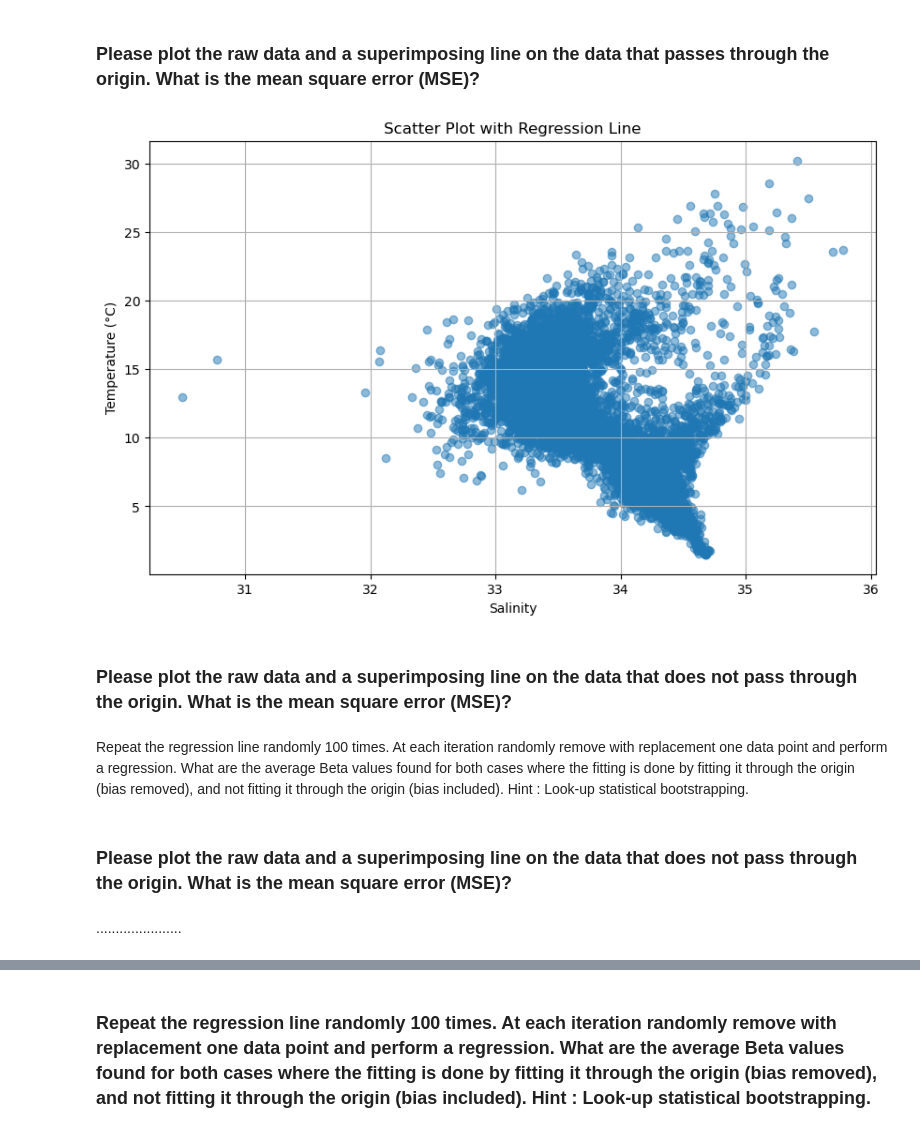
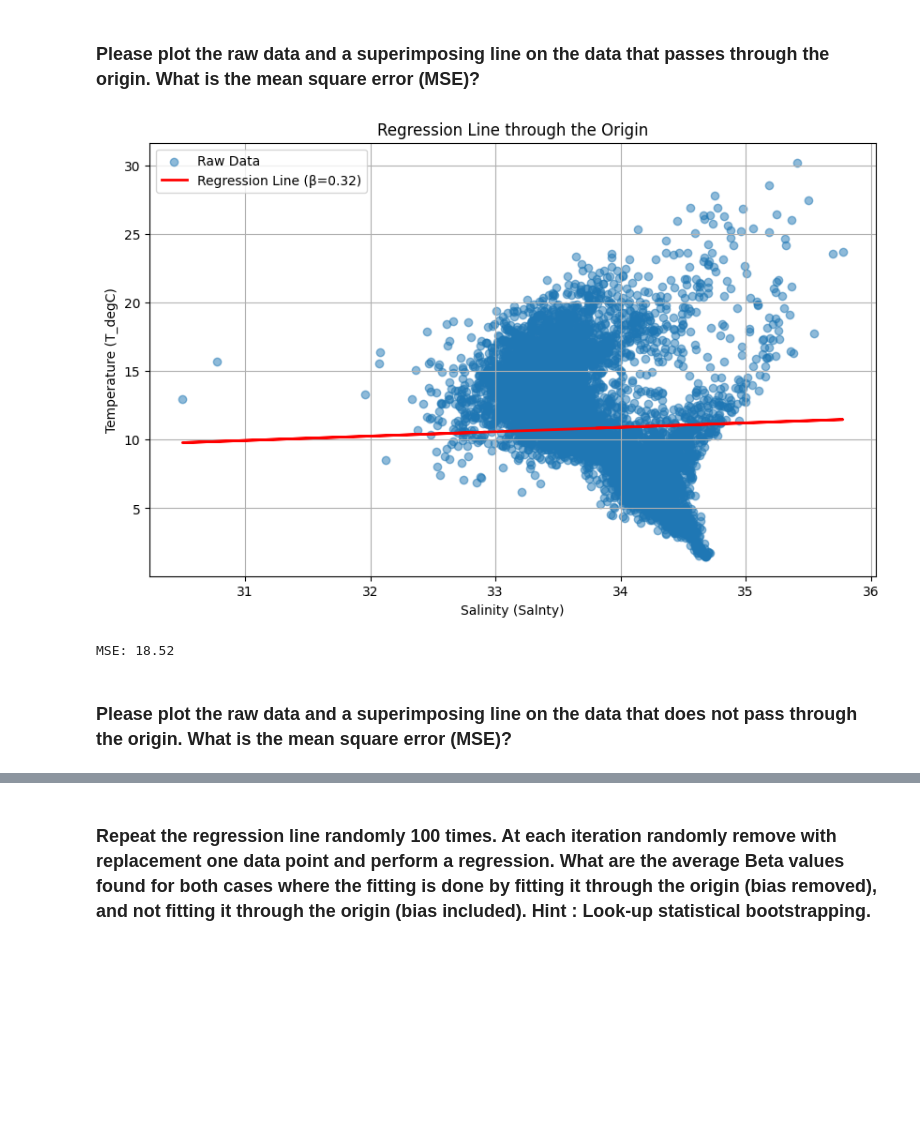
Before and after one commit to LuisFern873/linear-regression, a Jupyter notebook: lab.ipynb, the cells around one changed output, grey strips where cells are left out. Cells and saved outputs as stored; diff of their text form; code cells hidden in the pictures; blank space fills up the shorter version.

Commit message:
avance b-term y plot

```diff
--- a/lab.ipynb
+++ b/lab.ipynb
@@ -53,6 +37,8 @@ selected_columns.dropna(inplace=True)
 X = selected_columns[['Salnty']]
 y = selected_columns[['T_degC']]
 
-reg = LinearRegression().fit(X, y)
-reg.score(X, y)
+reg = LinearRegression(fit_intercept=False).fit(X, y)
+# Obtener el valor del coeficiente beta (sin intercepción)
+coef_beta = reg.coef_[0][0]
+print(coef_beta)
 # %% [output]
@@ -76,31 +88,36 @@ The dependent variable is water temperature.
 The water salinity is measured in parts per thousand (ppt) and the water temperature is measured in Celsius degrees (°C).
 # %% [markdown]
 ### **Please plot the raw data and a superimposing line on the data that passes through the origin. What is the mean square error (MSE)?**
-# %%
-import matplotlib.pyplot as plt
-
-x = sampled_data['Salnty']
-y = sampled_data['T_degC']
-
-plt.figure(figsize=(10, 6))
-plt.scatter(x, y, alpha=0.5)
-plt.title('Scatter Plot with Regression Line')
-plt.xlabel('Salinity')
-plt.ylabel('Temperature (°C)')
-
-
-plt.grid(True)
-# %% [output]
-[figure, removed]
+# %%
+import matplotlib.pyplot as plt
+import pandas as pd
+from sklearn.linear_model import LinearRegression
+from sklearn.metrics import mean_squared_error
+
+mse = mean_squared_error(y, reg.predict(X))
+plt.figure(figsize=(10, 6))
+plt.scatter(X, y, alpha=0.5, label='Raw Data')
+
+# Plot the regression line through the origin
+plt.plot(X, reg.predict(X), color='red', linewidth=2, label=f'Regression Line (β={coef_beta:.2f})')
+
+plt.xlabel('Salinity (Salnty)')
+plt.ylabel('Temperature (T_degC)')
+plt.title('Regression Line through the Origin')
+plt.grid(True)
+plt.legend()
+plt.show()
+
+print(f'MSE: {mse:.2f}')
+
+
+#plt.figure(figsize=(10, 6))
+#plt.scatter(x, y, alpha=0.5)
+#plt.title('Scatter Plot with Regression Line')
+#plt.xlabel('Salinity')
+#plt.ylabel('Temperature (°C)')
+# %% [output]
+[figure, added]
+MSE: 18.52
 # %% [markdown]
 ### **Please plot the raw data and a superimposing line on the data that does not pass through the origin. What is the mean square error (MSE)?**
-# %% [markdown]
-Repeat the regression line randomly 100 times. At each iteration randomly
-remove with replacement one data point and perform a regression. What are
-the average Beta values found for both cases where the fitting is done by fitting
-it through the origin (bias removed), and not fitting it through the origin (bias
-included). Hint : Look-up statistical bootstrapping.
-# %% [markdown]
-### **Please plot the raw data and a superimposing line on the data that does not pass through the origin. What is the mean square error (MSE)?**
-# %% [markdown]
-......................
```
Also changed, not shown: parts of 5 cells of this notebook, 2 other files.
